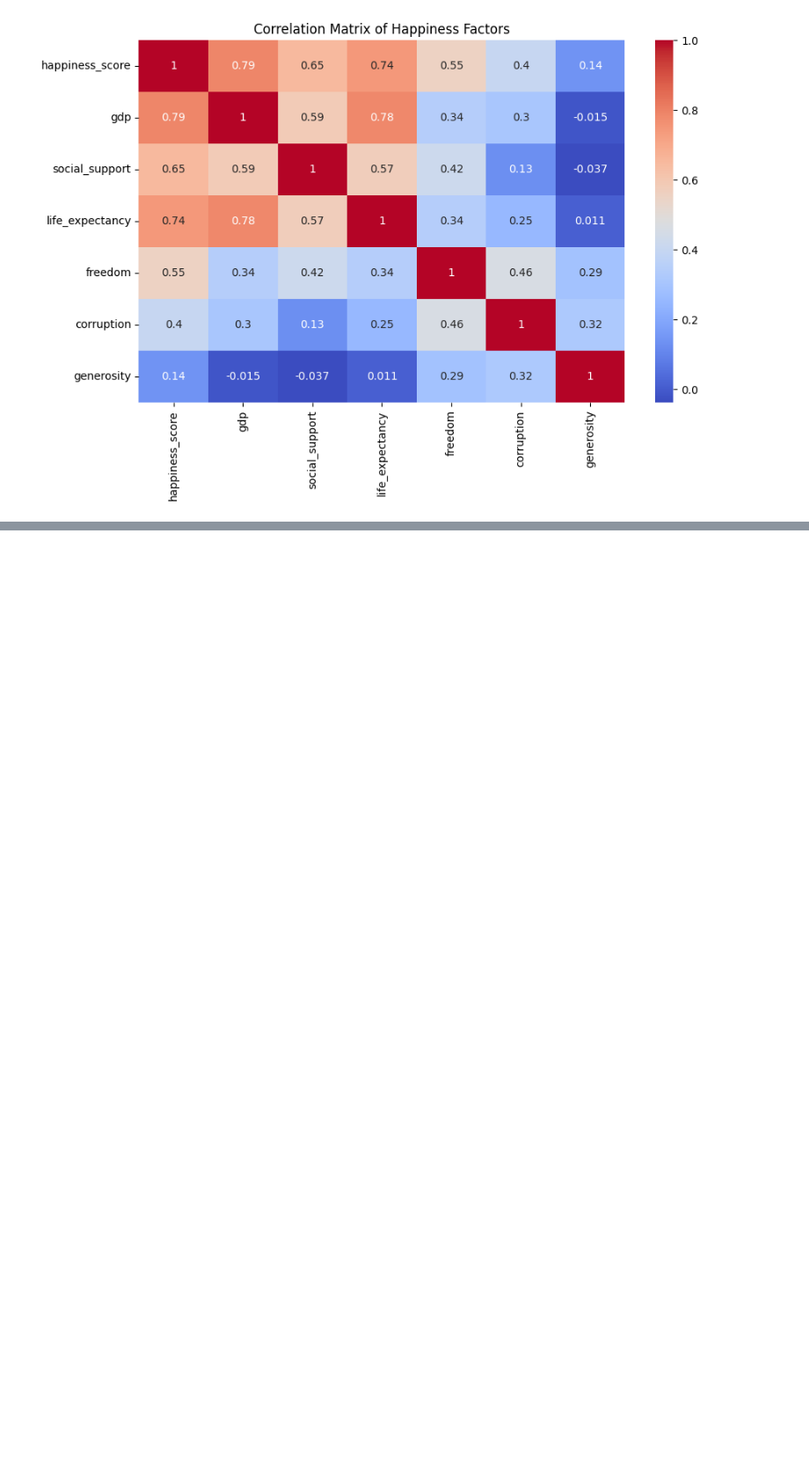
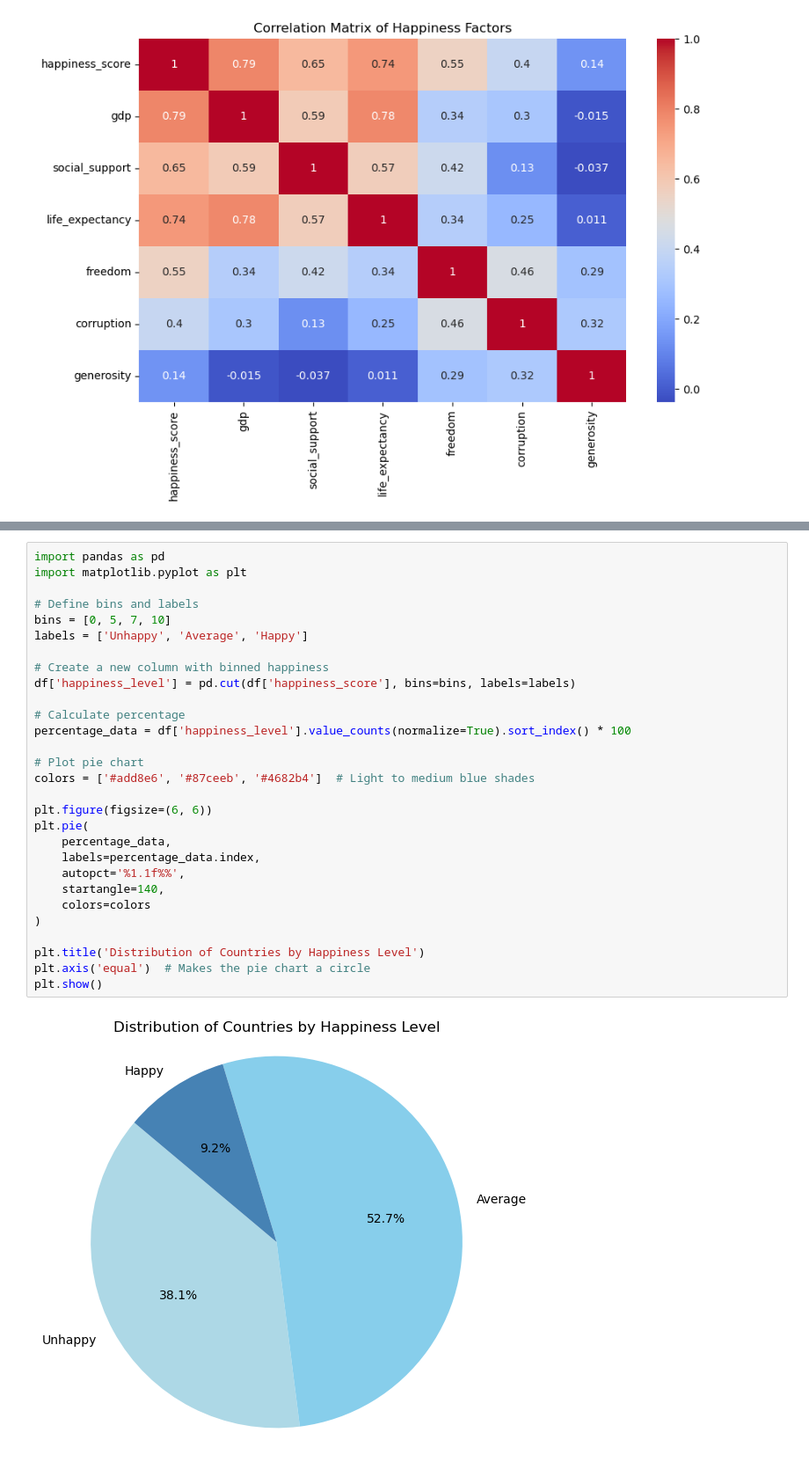
Before and after one commit to jhenifherAlmeida/happiness_rating, a Jupyter notebook: happiness_analysis_2015_2019.ipynb, the cells around one changed output, grey strips where cells are left out. Shown at 88% size. Saved outputs shown, nothing was run; the diff lists cells and outputs as text; blank space fills up the shorter version.

```diff
--- a/happiness_analysis_2015_2019.ipynb
+++ b/happiness_analysis_2015_2019.ipynb
@@ -95,0 +138,31 @@ R² score: 0.7290578060926064
+# %%
+import pandas as pd
+import matplotlib.pyplot as plt
+
+# Define bins and labels
+bins = [0, 5, 7, 10]
+labels = ['Unhappy', 'Average', 'Happy']
+
+# Create a new column with binned happiness
+df['happiness_level'] = pd.cut(df['happiness_score'], bins=bins, labels=labels)
+
+# Calculate percentage
+percentage_data = df['happiness_level'].value_counts(normalize=True).sort_index() * 100
+
+# Plot pie chart
+colors = ['#add8e6', '#87ceeb', '#4682b4']  # Light to medium blue shades
+
+plt.figure(figsize=(6, 6))
+plt.pie(
+    percentage_data,
+    labels=percentage_data.index,
+    autopct='%1.1f%%',
+    startangle=140,
+    colors=colors
+)
+
+plt.title('Distribution of Countries by Happiness Level')
+plt.axis('equal')  # Makes the pie chart a circle
+plt.show()
+# %% [output]
+[figure, added]
```
Also changed, not shown: parts of 26 cells of this notebook, 8 other files.
